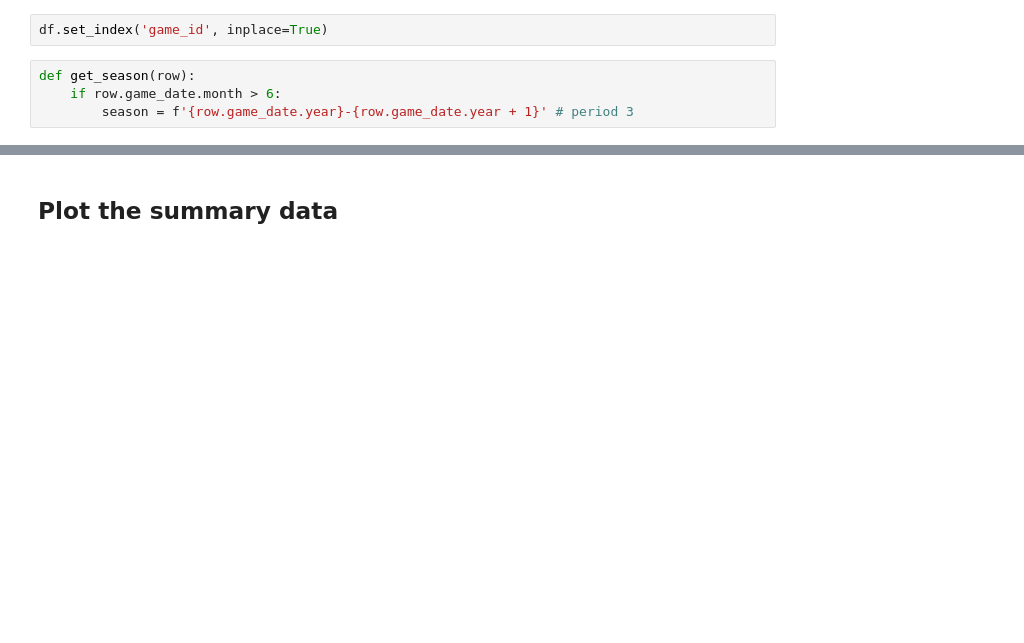
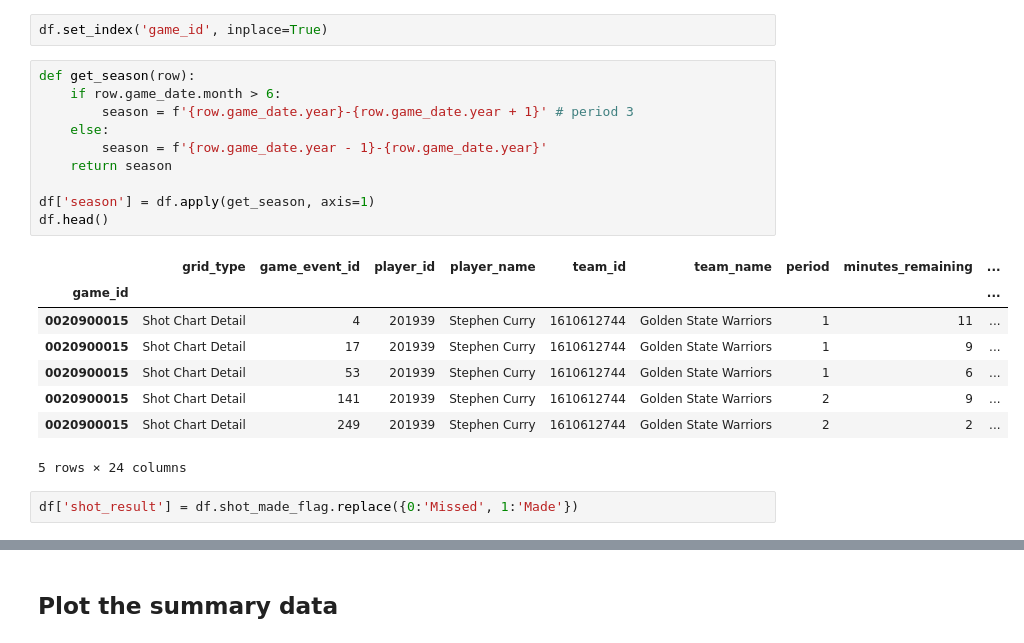
Before and after one commit to okurakeng/IonaCurryStep, a Jupyter notebook: Period3/curry_case_study-period3.ipynb, the cells around one changed output, grey strips where cells are left out. Cells and saved outputs as stored; diff of their text form; blank space fills up the shorter version.

```diff
--- a/Period3/curry_case_study-period3.ipynb
+++ b/Period3/curry_case_study-period3.ipynb
@@ -120,4 +120,21 @@ df.set_index('game_id', inplace=True)
 # %%
 def get_season(row):
     if row.game_date.month > 6:
         season = f'{row.game_date.year}-{row.game_date.year + 1}' # period 3
+    else:
+        season = f'{row.game_date.year - 1}-{row.game_date.year}'
+    return season
+
+df['season'] = df.apply(get_season, axis=1)
+df.head()
+# %% [output]
+|  | grid_type | game_event_id | player_id | player_name | team_id | team_name | period | minutes_remaining | ... |
+| game_id |  |  |  |  |  |  |  |  | ... |
+| 0020900015 | Shot Chart Detail | 4 | 201939 | Stephen Curry | 1610612744 | Golden State Warriors | 1 | 11 | ... |
+| 0020900015 | Shot Chart Detail | 17 | 201939 | Stephen Curry | 1610612744 | Golden State Warriors | 1 | 9 | ... |
+| 0020900015 | Shot Chart Detail | 53 | 201939 | Stephen Curry | 1610612744 | Golden State Warriors | 1 | 6 | ... |
+| 0020900015 | Shot Chart Detail | 141 | 201939 | Stephen Curry | 1610612744 | Golden State Warriors | 2 | 9 | ... |
+| 0020900015 | Shot Chart Detail | 249 | 201939 | Stephen Curry | 1610612744 | Golden State Warriors | 2 | 2 | ... |
+5 rows × 24 columns
+# %%
+df['shot_result'] = df.shot_made_flag.replace({0:'Missed', 1:'Made'})
```
Also changed, not shown: parts of 7 cells of this notebook.
